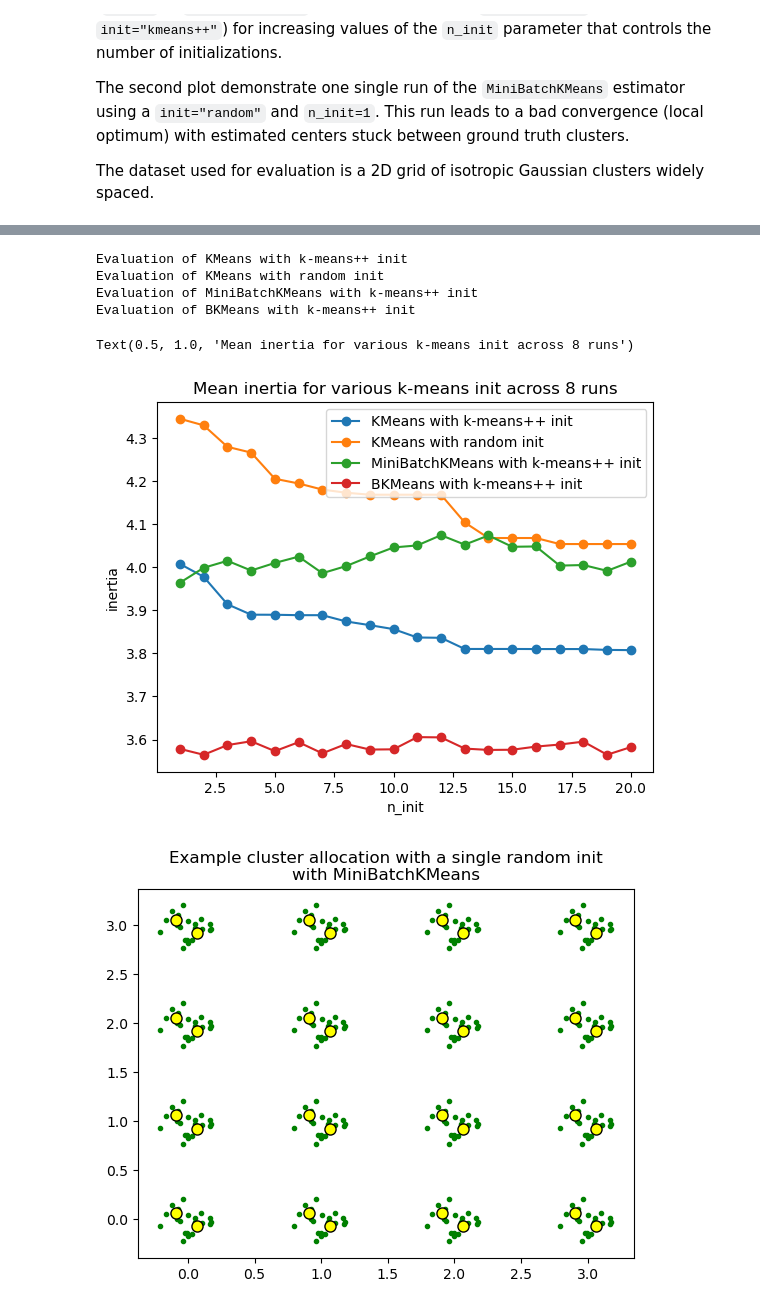
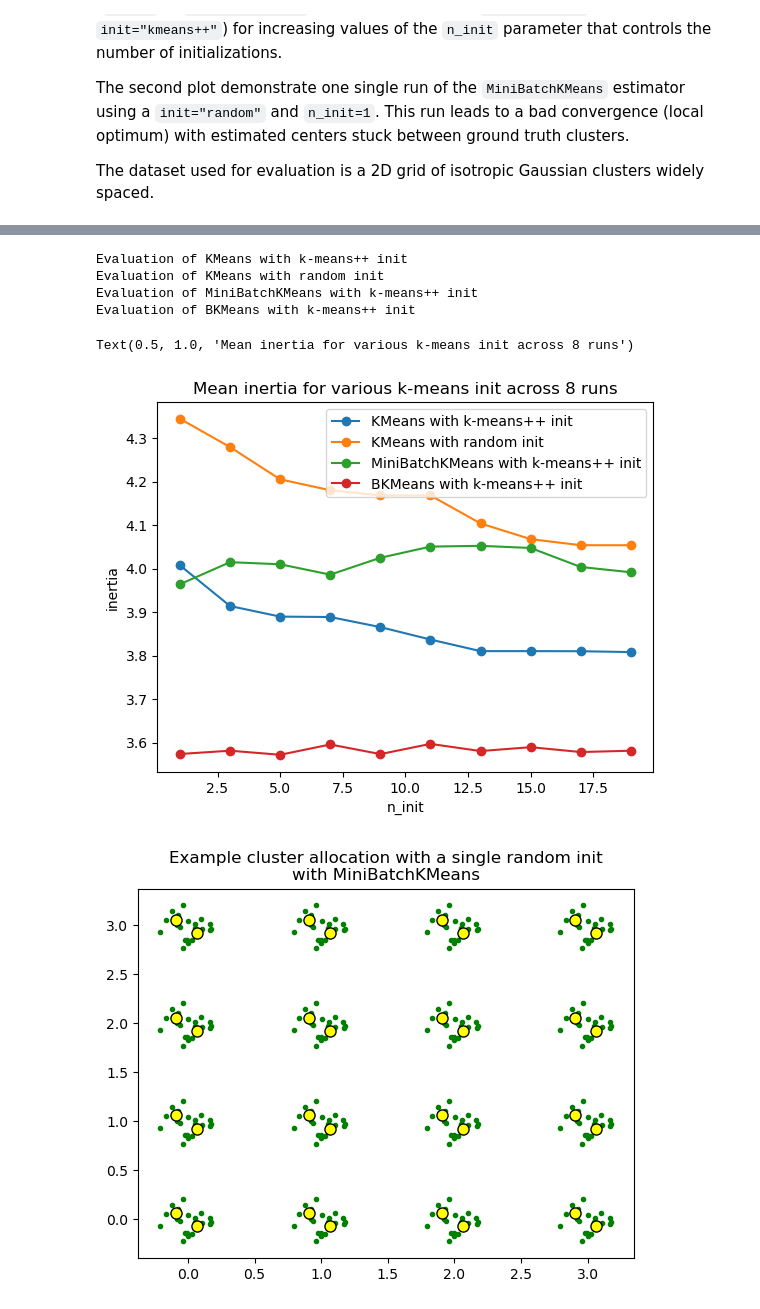
Before and after one commit to gittar/skl-discussion, a Jupyter notebook: n-init.ipynb, the cells around one changed output, grey strips where cells are left out. Saved outputs shown, nothing was run; the diff lists cells and outputs as text; code cells hidden in the pictures.

```diff
--- a/n-init.ipynb
+++ b/n-init.ipynb
@@ -43,7 +54,7 @@ n_runs = 8
 
 # k-means models can do several random inits so as to be able to trade
 # CPU time for convergence robustness
-n_init_range = np.arange(1,21,1)
+n_init_range = np.arange(1,21,2)
 
 # Datasets generation parameters
 n_samples_per_center = 20
@@ -95,34 +106,34 @@ for factory, init, params in cases:
                 n_clusters=n_clusters,
                 init=init,
                 random_state=run_id,
                 n_init=n_init,
                 **params,
             )
             km.fit(X)
             inertia[i, run_id] = km.inertia_
     #p = plt.errorbar(n_init_range, inertia.mean(axis=1), 0.00*inertia.std(axis=1))
     p = plt.plot(n_init_range, inertia.mean(axis=1),marker="o")
     plots.append(p[0])
     legends.append("%s with %s init" % (factory.__name__, init))
 
 plt.xlabel("n_init")
 plt.ylabel("inertia")
 plt.legend(plots, legends)
 plt.title("Mean inertia for various k-means init across %d runs" % n_runs)
 
 # Part 2: Qualitative visual inspection of the convergence
 
 # X, y = make_data(random_state, n_samples_per_center, grid_size, scale)
 # km = MiniBatchKMeans(
 #     n_clusters=n_clusters, init="random", n_init=1, random_state=random_state
 # ).fit(X)
 # %% [output]
 Evaluation of KMeans with k-means++ init
 Evaluation of KMeans with random init
 Evaluation of MiniBatchKMeans with k-means++ init
 Evaluation of BKMeans with k-means++ init
 Text(0.5, 1.0, 'Mean inertia for various k-means init across 8 runs')
-[figure, old version]
+[figure, new version]
 # %%
 plt.figure()
 for k in range(n_clusters):
```
Also changed, not shown: parts of 2 cells of this notebook.
